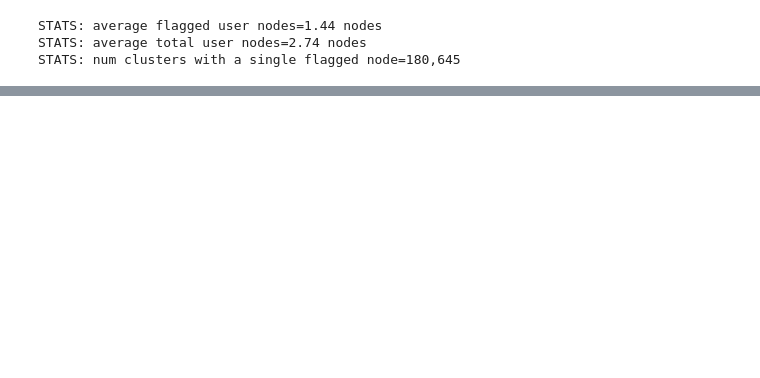
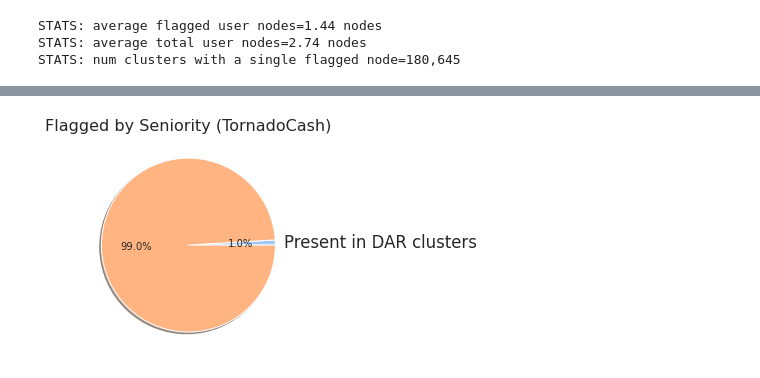
Before and after one commit to ethereum-aml-tool/indago, a Jupyter notebook: notebooks/cluster_results.ipynb, the cells around one changed output, grey strips where cells are left out. Cells and saved outputs as stored; diff of their text form; code cells hidden in the pictures; blank space fills up the shorter version.

```diff
--- a/notebooks/cluster_results.ipynb
+++ b/notebooks/cluster_results.ipynb
@@ -259,0 +263,13 @@ print(f'STATS: sum of flagged nodes={sum(flagged_counts):,}')
+# %%
+# Seaborn Pie Chart
+# Total blacklisted: 36,025,207
+# Flagged in DAR graphs: sum(flagged_counts)
+data = [sum(flagged_counts), 36025207 - sum(flagged_counts)]
+labels = ['Present in DAR clusters', '']
+colors = sns.color_palette('pastel')[0:5]
+
+plt.pie(data, labels=labels, colors=colors, autopct='%1.1f%%', shadow=True, startangle=0)
+plt.title('Flagged by Seniority (TornadoCash)', fontsize=16)
+plt.show()
+# %% [output]
+[figure, added]
```
Also changed, not shown: parts of 7 cells of this notebook, 1 other file.
